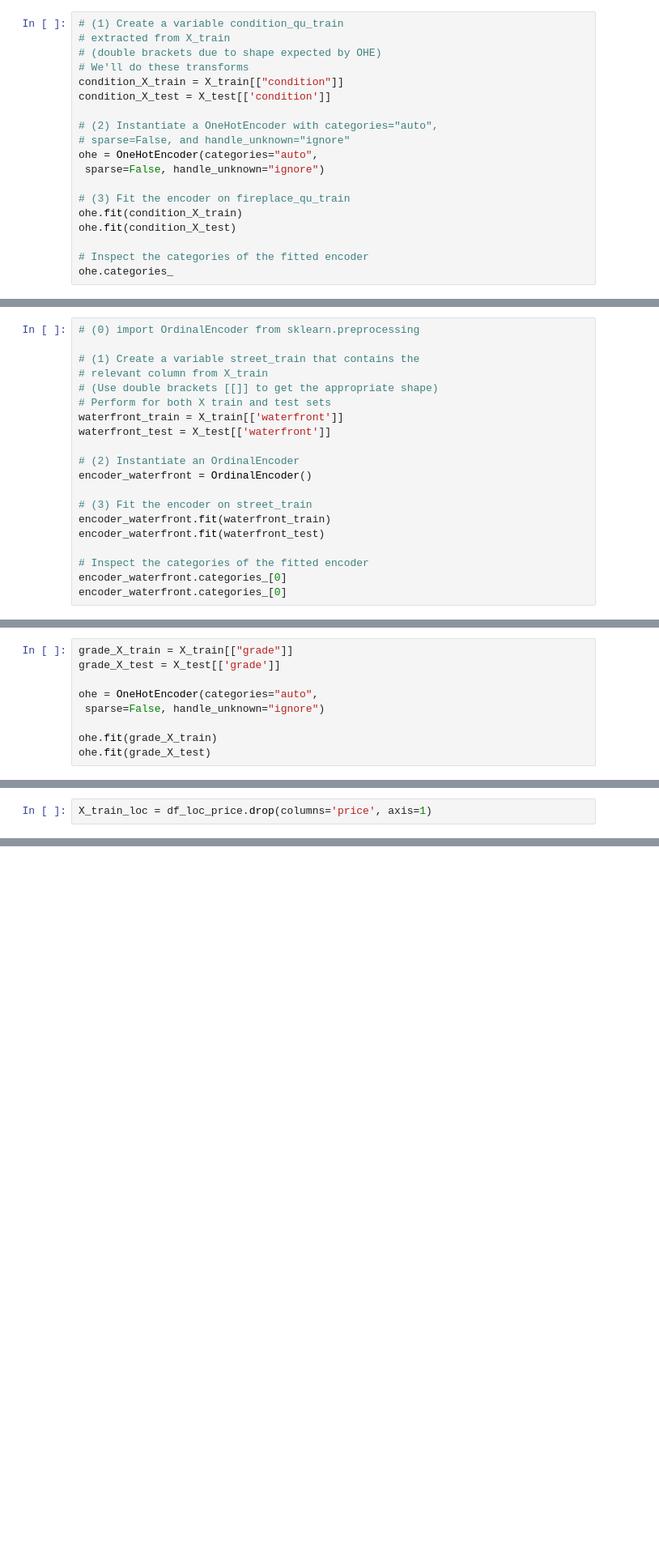
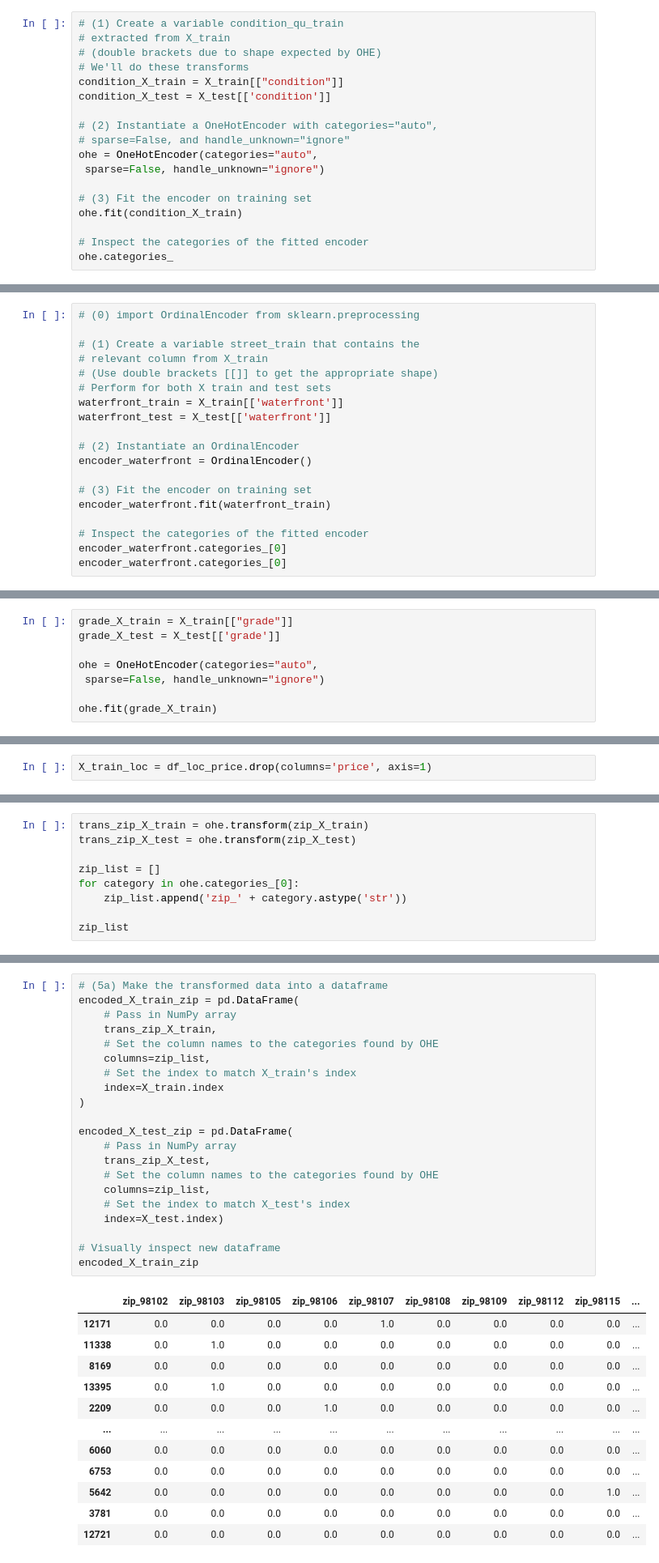
Before and after one commit to zpollats/p2_project_group4, a Jupyter notebook: ZachWorking.ipynb, the cells around one changed output, grey strips where cells are left out. Shown at 81% size. Cells and saved outputs as stored; diff of their text form; blank space fills up the shorter version.

```diff
--- a/ZachWorking.ipynb
+++ b/ZachWorking.ipynb
@@ -231,9 +240,8 @@ condition_X_test = X_test[['condition']]
 ohe = OneHotEncoder(categories="auto",
  sparse=False, handle_unknown="ignore")
 
-# (3) Fit the encoder on fireplace_qu_train
+# (3) Fit the encoder on training set
 ohe.fit(condition_X_train)
-ohe.fit(condition_X_test)
 
 # Inspect the categories of the fitted encoder
 ohe.categories_
@@ -417,9 +424,8 @@ waterfront_test = X_test[['waterfront']]
 # (2) Instantiate an OrdinalEncoder
 encoder_waterfront = OrdinalEncoder()
 
-# (3) Fit the encoder on street_train
+# (3) Fit the encoder on training set
 encoder_waterfront.fit(waterfront_train)
-encoder_waterfront.fit(waterfront_test)
 
 # Inspect the categories of the fitted encoder
 encoder_waterfront.categories_[0]
@@ -485,7 +491,6 @@ ohe = OneHotEncoder(categories="auto",
  sparse=False, handle_unknown="ignore")
 
 ohe.fit(grade_X_train)
-ohe.fit(grade_X_test)
 # %% [output]
 OneHotEncoder(handle_unknown='ignore', sparse=False)
 # %%
@@ -624,0 +653,9 @@ memory usage: 181.8 KB
+# %%
+trans_zip_X_train = ohe.transform(zip_X_train)
+trans_zip_X_test = ohe.transform(zip_X_test)
+
+zip_list = []
+for category in ohe.categories_[0]:
+    zip_list.append('zip_' + category.astype('str'))
+
+zip_list
@@ -624,0 +680,34 @@ memory usage: 181.8 KB
+# %%
+# (5a) Make the transformed data into a dataframe
+encoded_X_train_zip = pd.DataFrame(
+    # Pass in NumPy array
+    trans_zip_X_train,
+    # Set the column names to the categories found by OHE
+    columns=zip_list,
+    # Set the index to match X_train's index
+    index=X_train.index
+)
+
+encoded_X_test_zip = pd.DataFrame(
+    # Pass in NumPy array
+    trans_zip_X_test,
+    # Set the column names to the categories found by OHE
+    columns=zip_list,
+    # Set the index to match X_test's index
+    index=X_test.index)
+
+# Visually inspect new dataframe
+encoded_X_train_zip
+# %% [output]
+|  | zip_98102 | zip_98103 | zip_98105 | zip_98106 | zip_98107 | zip_98108 | zip_98109 | zip_98112 | zip_98115 | ... |
+| 12171 | 0.0 | 0.0 | 0.0 | 0.0 | 1.0 | 0.0 | 0.0 | 0.0 | 0.0 | ... |
+| 11338 | 0.0 | 1.0 | 0.0 | 0.0 | 0.0 | 0.0 | 0.0 | 0.0 | 0.0 | ... |
+| 8169 | 0.0 | 0.0 | 0.0 | 0.0 | 0.0 | 0.0 | 0.0 | 0.0 | 0.0 | ... |
+| 13395 | 0.0 | 1.0 | 0.0 | 0.0 | 0.0 | 0.0 | 0.0 | 0.0 | 0.0 | ... |
+| 2209 | 0.0 | 0.0 | 0.0 | 1.0 | 0.0 | 0.0 | 0.0 | 0.0 | 0.0 | ... |
+| ... | ... | ... | ... | ... | ... | ... | ... | ... | ... | ... |
+| 6060 | 0.0 | 0.0 | 0.0 | 0.0 | 0.0 | 0.0 | 0.0 | 0.0 | 0.0 | ... |
+| 6753 | 0.0 | 0.0 | 0.0 | 0.0 | 0.0 | 0.0 | 0.0 | 0.0 | 0.0 | ... |
+| 5642 | 0.0 | 0.0 | 0.0 | 0.0 | 0.0 | 0.0 | 0.0 | 0.0 | 1.0 | ... |
+| 3781 | 0.0 | 0.0 | 0.0 | 0.0 | 0.0 | 0.0 | 0.0 | 0.0 | 0.0 | ... |
+| 12721 | 0.0 | 0.0 | 0.0 | 0.0 | 0.0 | 0.0 | 0.0 | 0.0 | 0.0 | ... |
```
Also changed, not shown: parts of 91 cells of this notebook.
